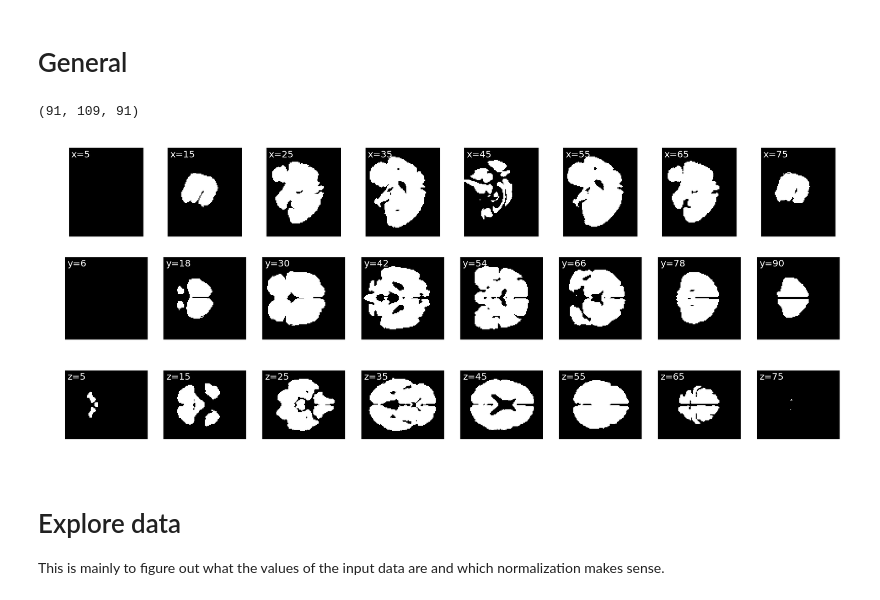
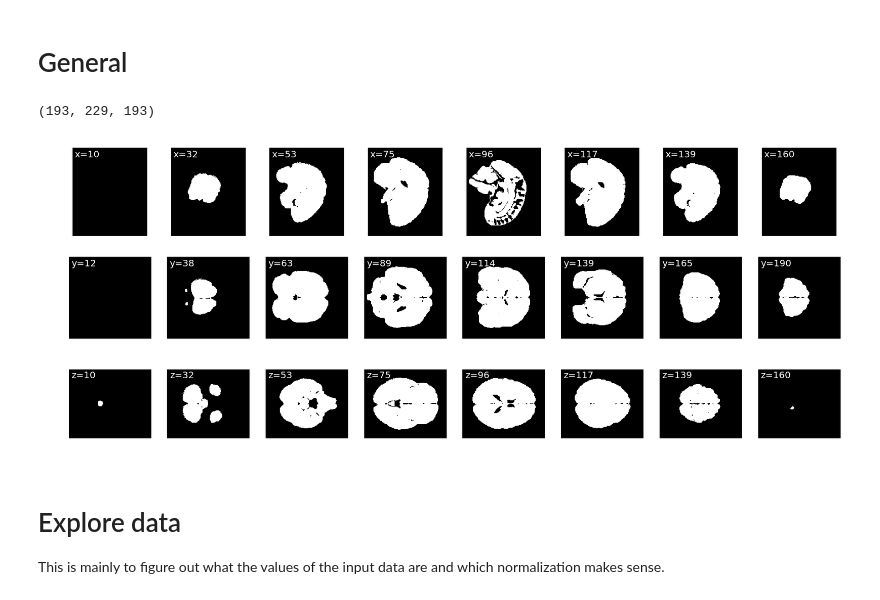
Before and after one commit to jrieke/cnn-interpretability, a Jupyter notebook: training.ipynb, the cells around one changed output. Cells and saved outputs as stored; diff of their text form; code cells hidden in the pictures.

```diff
--- a/training.ipynb
+++ b/training.ipynb
@@ -40,12 +41,13 @@ data_dir = 'data/adni-sample'
 # %%
 # TODO: What does z_factor do here?
 # Load a mask that is applied to all nifti images and strips the skull etc.
-mask = load_nifti('data/WM_GM_mask.nii.gz', z_factor=0.75)
+#mask = load_nifti('data/WM_GM_mask.nii.gz', z_factor=0.75)
+mask = load_nifti('/Volumes/analysis/share/Ritter/Templates/mni_icbm152_nlin_asym_09c/binary_brain_mask.nii.gz')
 plot_slices(mask)
 mask.shape
 # %% [output]
-(91, 109, 91)
+(193, 229, 193)
-[figure, old version]
+[figure, new version]
 # %%
 e = 1e-6  # small perturbation to prevent zero division
 # %% [markdown]
```
Also changed, not shown: parts of 18 cells of this notebook.
